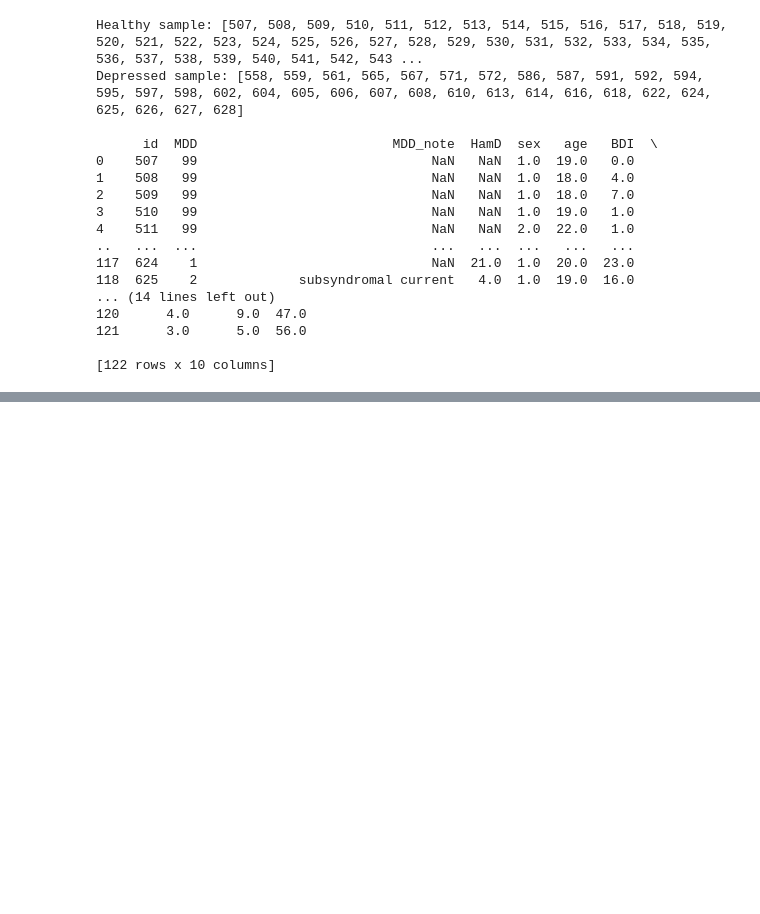
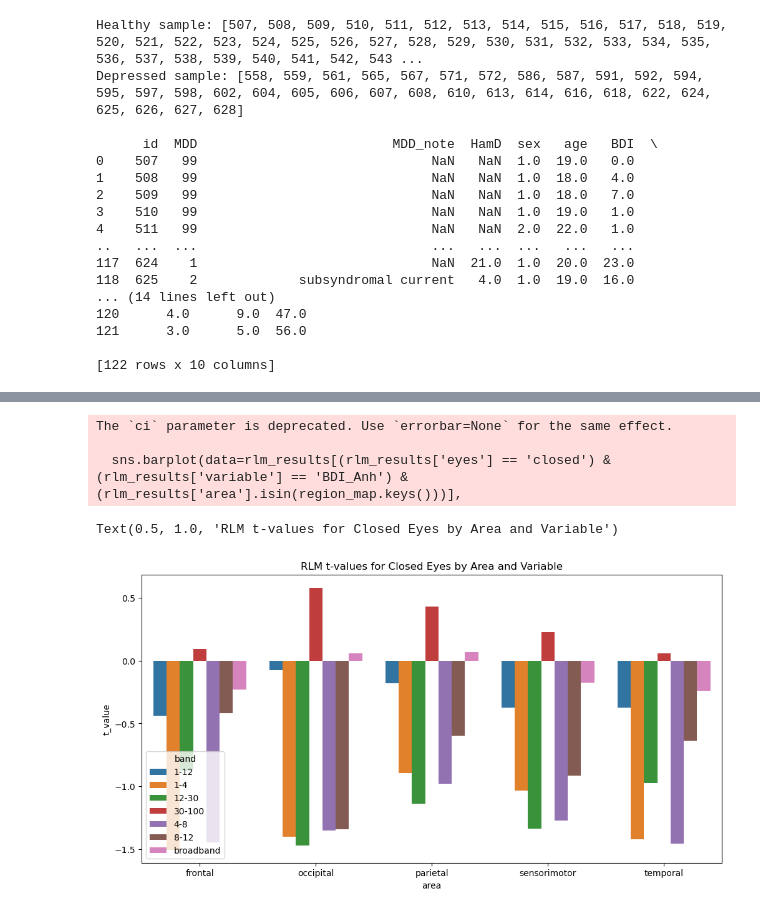
Before and after one commit to ldubravica/MScResearchProject, a Jupyter notebook: cser_analysis.ipynb, the cells around one changed output, grey strips where cells are left out. Drawn from its saved outputs; the diff is of its cells as text; code cells hidden in the pictures; blank space fills up the shorter version.

```diff
--- a/cser_analysis.ipynb
+++ b/cser_analysis.ipynb
@@ -359,16 +408,33 @@ T-statistic: 1.0163639174174772 P-value: 0.31396370291928044
 # %%
 df['intercept'] = 1
+df['age_squared'] = df['age'] ** 2
 
-target_columns = ['cser_open', 'cser_closed'] + [f'cser_band_{i+1}_open' for i in range(5)] + [f'cser_band_{i+1}_closed' for i in range(5)]
-# target_columns += [f'source_{i+1}_open' for i in range(60)] + [f'source_{i+1}_closed' for i in range(60)]
-# target_columns += [f'source_{i+1}_band_{j+1}_open' for i in range(60) for j in range(5)] + [f'source_{i+1}_band_{j+1}_closed' for i in range(60) for j in range(5)]
+# Perform regression analysis for each combination of eyes, area, and band
+variables = ['intercept', 'depressed', 'BDI', 'BDI_Anh', 'BDI_Mel', 'TAI', 'sex', 'age', 'age_squared']
+rlm_results = pd.DataFrame(columns=['eyes', 'area', 'band', 'variable', 'p_value', 't_value', 'p_significant'])
 
-df['squared_age'] = df['age'] ** 2
+for eyes in ['open', 'closed']:
+    for area in df['area'].unique():
+        for band in df['band'].unique():
+            # Run sm.RLM for each subset of the DataFrame
+            subset = df[(df['eyes'] == eyes) & (df['area'] == area) & (df['band'] == band)]
+            if subset.empty:
+                continue
+            model = sm.RLM(subset['CSER'], subset[variables], missing='drop', M=sm.robust.norms.HuberT())
+            results = model.fit()
+            # print(results.summary())
+            for var in variables[1:]:
+                significant = results.pvalues[var] <= 0.05
+                new_permutation = pd.DataFrame([{
+                    'eyes': eyes,
+                    'area': area,
+                    'band': band,
+                    'variable': var,
+                    'p_value': results.pvalues[var],
+                    't_value': results.tvalues[var],
+                    'p_significant': significant
+                }])
+                rlm_results = pd.concat([rlm_results, new_permutation], ignore_index=True)
 
-for target in target_columns:
-    model = sm.RLM(df[target], df[['intercept', 'BDI', 'sex', 'age', 'squared_age']], missing='drop', M=sm.robust.norms.HuberT())
-    results = model.fit()
-    print(results.summary())
-    # if results.pvalues['depressed'] <= 0.05:
-        # print(f'{target} > {results.pvalues["depressed"]}')
+print(rlm_results)
 # %% [output]
@@ -391,0 +458,12 @@ If the model instance has been used for another fit with different fit parameter
+# %%
+# Create a bar plot with x axis 'frontal', 'occipital', 'parietal', 'sensorimotor', 'temporal' and y axis t_value for each band and eyes closed
+plt.figure(figsize=(12, 6))
+sns.barplot(data=rlm_results[(rlm_results['eyes'] == 'closed') & (rlm_results['variable'] == 'BDI_Anh') & (rlm_results['area'].isin(region_map.keys()))],
+            x='area', y='t_value', hue='band', ci=None)
+plt.title('RLM t-values for Closed Eyes by Area and Variable')
+# %% [output]
+The `ci` parameter is deprecated. Use `errorbar=None` for the same effect.
+
+  sns.barplot(data=rlm_results[(rlm_results['eyes'] == 'closed') & (rlm_results['variable'] == 'BDI_Anh') & (rlm_results['area'].isin(region_map.keys()))],
+Text(0.5, 1.0, 'RLM t-values for Closed Eyes by Area and Variable')
+[figure, added]
```
Also changed, not shown: parts of 18 cells of this notebook, 14 other files.
